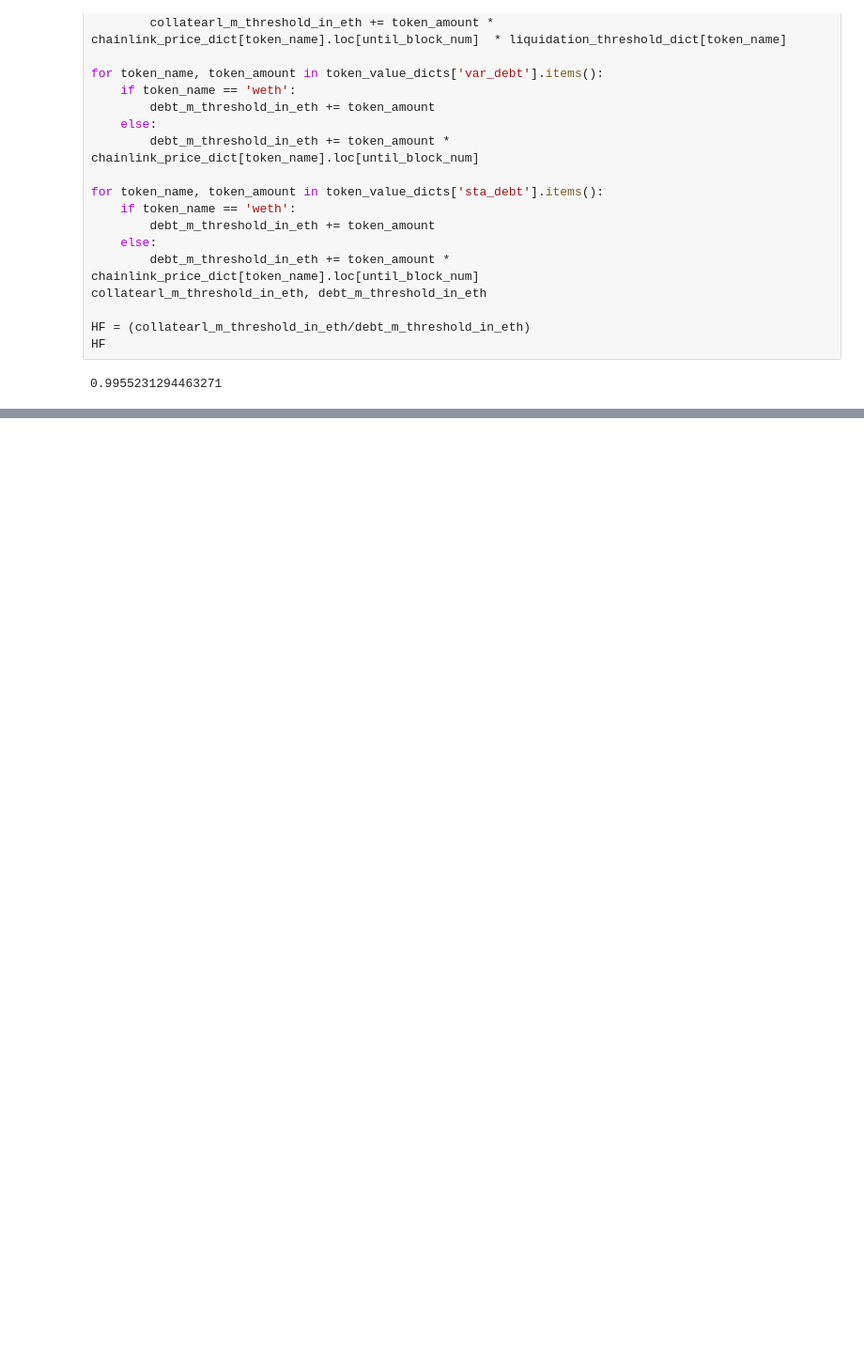
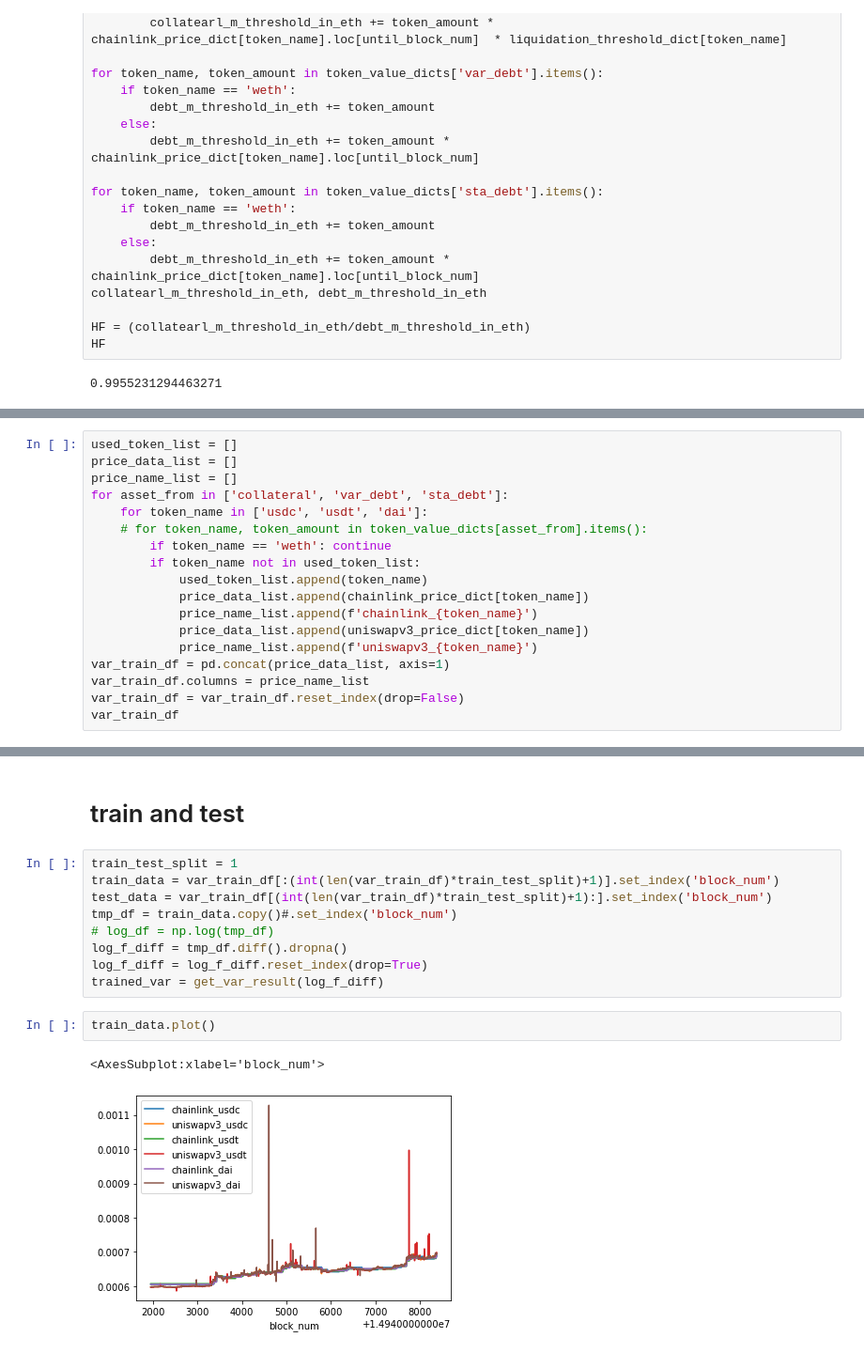
Before and after one commit to JiaanL/O_web, a Jupyter notebook: oracleWeb/test.ipynb, the cells around one changed output, grey strips where cells are left out. Shown at 94% size. Cells and saved outputs as stored; diff of their text form; blank space fills up the shorter version.

```diff
--- a/oracleWeb/test.ipynb
+++ b/oracleWeb/test.ipynb
@@ -753,0 +765,18 @@ HF
+# %%
+used_token_list = []
+price_data_list = []
+price_name_list = []
+for asset_from in ['collateral', 'var_debt', 'sta_debt']:
+    for token_name in ['usdc', 'usdt', 'dai']:
+    # for token_name, token_amount in token_value_dicts[asset_from].items():
+        if token_name == 'weth': continue
+        if token_name not in used_token_list:
+            used_token_list.append(token_name)
+            price_data_list.append(chainlink_price_dict[token_name])
+            price_name_list.append(f'chainlink_{token_name}')
+            price_data_list.append(uniswapv3_price_dict[token_name])
+            price_name_list.append(f'uniswapv3_{token_name}')
+var_train_df = pd.concat(price_data_list, axis=1)
+var_train_df.columns = price_name_list
+var_train_df = var_train_df.reset_index(drop=False)
+var_train_df
@@ -753,0 +797,16 @@ HF
+# %% [markdown]
+# train and test
+# %%
+train_test_split = 1
+train_data = var_train_df[:(int(len(var_train_df)*train_test_split)+1)].set_index('block_num')
+test_data = var_train_df[(int(len(var_train_df)*train_test_split)+1):].set_index('block_num')
+tmp_df = train_data.copy()#.set_index('block_num')
+# log_df = np.log(tmp_df)
+log_f_diff = tmp_df.diff().dropna()
+log_f_diff = log_f_diff.reset_index(drop=True)
+trained_var = get_var_result(log_f_diff)
+# %%
+train_data.plot()
+# %% [output]
+<AxesSubplot:xlabel='block_num'>
+[figure, added]
```
Also changed, not shown: parts of 24 cells of this notebook.
